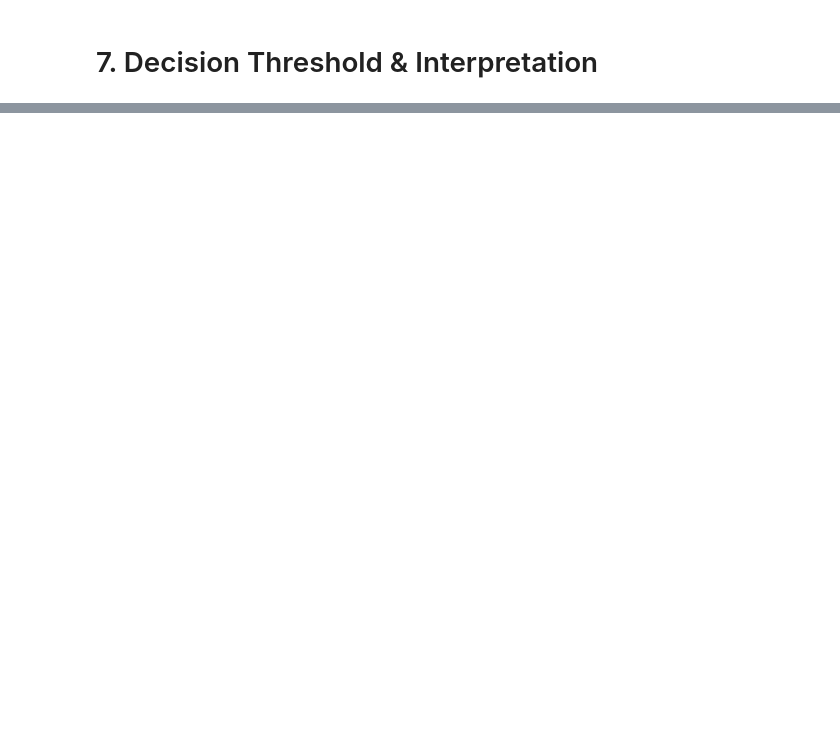
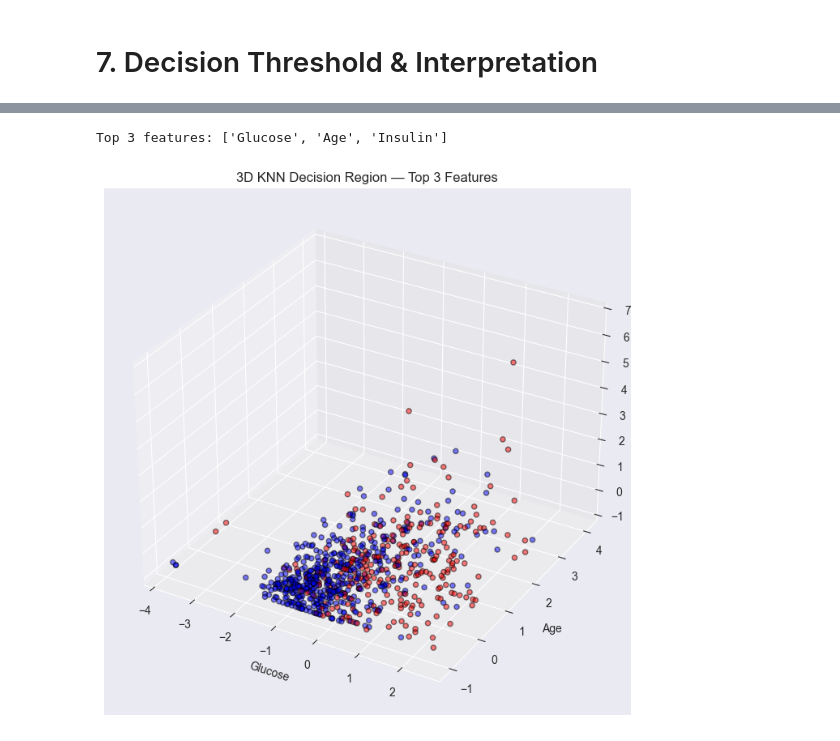
Before and after one commit to mettlrob/FoDS-Diabetes-Diagnosis, a Jupyter notebook: ML_Models/k_N_N/knn_1.1.ipynb, the cells around one changed output, grey strips where cells are left out. Drawn from its saved outputs; the diff is of its cells as text; code cells hidden in the pictures; blank space fills up the shorter version.

```diff
--- a/ML_Models/k_N_N/knn_1.1.ipynb
+++ b/ML_Models/k_N_N/knn_1.1.ipynb
@@ -91,0 +282,53 @@ plt.axhline(0.5, linestyle="--", color="gray")
+# %%
+from mpl_toolkits.mplot3d import Axes3D
+from sklearn.preprocessing import StandardScaler
+from sklearn.neighbors import KNeighborsClassifier
+
+# Get top 3 features
+top_3 = top_features.index[:3]
+print(f"Top 3 features: {top_3.tolist()}")
+
+# Prepare data
+X_3d = X[top_3].values
+y_3d = y.values
+
+# Standardize
+scaler_3d = StandardScaler()
+X_3d_std = scaler_3d.fit_transform(X_3d)
+
+# Fit KNN model
+knn_3d = KNeighborsClassifier(n_neighbors=bnn, weights=bw, metric=bm)
+knn_3d.fit(X_3d_std, y_3d)
+
+# Create a 3D grid
+grid_size = 30  # reduce if too slow
+x_range = np.linspace(X_3d_std[:, 0].min(), X_3d_std[:, 0].max(), grid_size)
+y_range = np.linspace(X_3d_std[:, 1].min(), X_3d_std[:, 1].max(), grid_size)
+z_range = np.linspace(X_3d_std[:, 2].min(), X_3d_std[:, 2].max(), grid_size)
+xx, yy, zz = np.meshgrid(x_range, y_range, z_range)
+
+# Flatten and predict
+grid = np.c_[xx.ravel(), yy.ravel(), zz.ravel()]
+probs = knn_3d.predict_proba(grid)[:, 1]
+probs = probs.reshape(xx.shape)
+
+# Plot decision boundary: P = 0.5
+fig = plt.figure(figsize=(10, 7))
+ax = fig.add_subplot(111, projection='3d')
+
+# Plot iso-surface where P ≈ 0.5 using contouring
+ax.scatter(X_3d_std[:, 0], X_3d_std[:, 1], X_3d_std[:, 2], c=y_3d,
+           cmap='bwr', alpha=0.5, edgecolor='k', label='Samples')
+
+# Optionally: plot a slice or use colors to represent probabilities
+# Full isosurface requires more advanced packages (e.g., plotly, mayavi)
+
+ax.set_xlabel(top_3[0])
+ax.set_ylabel(top_3[1])
+ax.set_zlabel(top_3[2])
+ax.set_title("3D KNN Decision Region — Top 3 Features")
+plt.tight_layout()
+plt.show()
+# %% [output]
+Top 3 features: ['Glucose', 'Age', 'Insulin']
+[figure, added]
```
Also changed, not shown: parts of 9 cells of this notebook.
